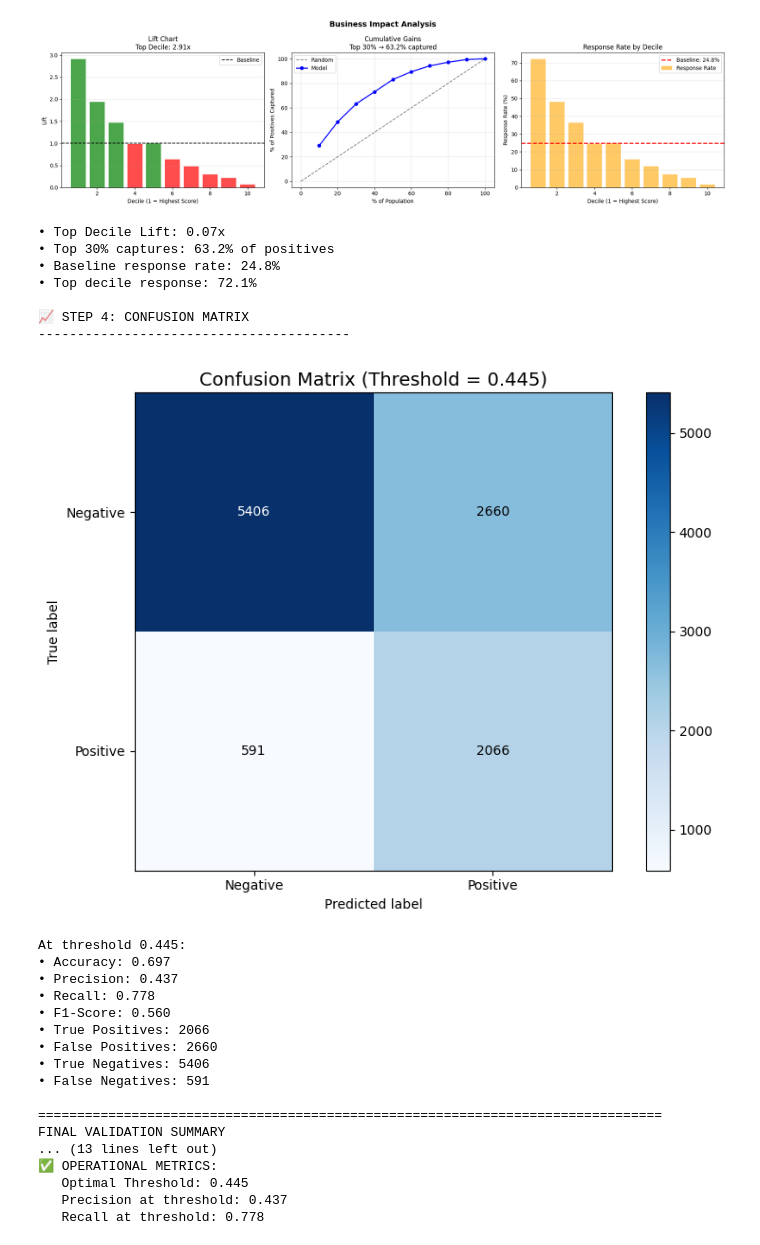
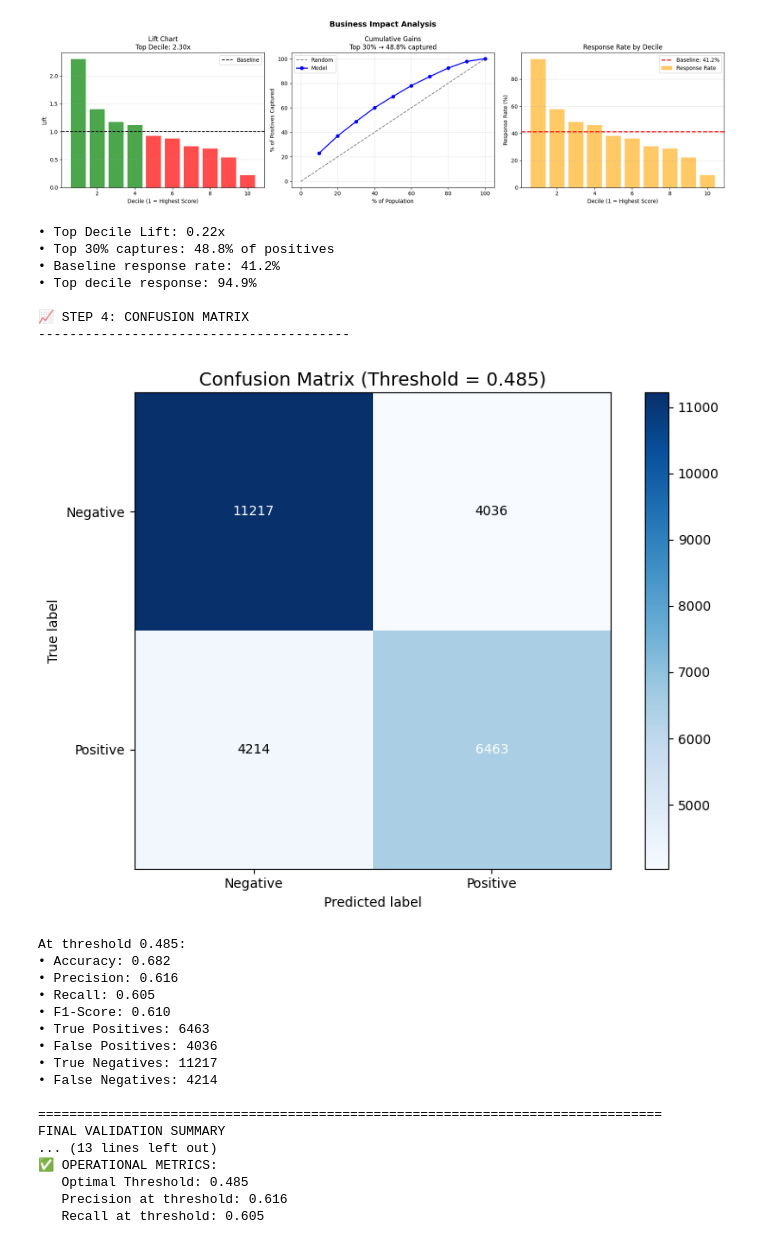
Before and after one commit to vslovik/ai-france-hvac, a Jupyter notebook: _3__feature_engineering.ipynb, the cells around one changed output. Cells and saved outputs as stored; diff of their text form; code cells hidden in the pictures.

```diff
--- a/_3__feature_engineering.ipynb
+++ b/_3__feature_engineering.ipynb
@@ -25,24 +25,36 @@ print("STRATEGY: CREATE MEANINGFUL SEQUENCE FEATURES")
 print("="*80)
 
 # 1. Enhanced customer features
-enhanced_customers = create_customer_features(df_quotes)
-
+customer_df = create_customer_features(df_quotes)
+len(customer_df)
 
 # 2. Sequence features (for multi-quote customers)
-sequence_df = create_sequence_features(df_quotes, window_days=90)
-sequence_df  = pd.merge(sequence_df , enhanced_customers, on='numero_compte', how='left')
+sequence_df = create_sequence_features(df_quotes)
+print(sequence_df.columns)
 
-X_customer = enhanced_customers.drop(columns=['numero_compte', 'converted'], errors='ignore')
-y_customer = enhanced_customers['converted']
+sequence_df = pd.merge(
+    sequence_df,
+    customer_df,
+    on='numero_compte',
+    how='left',
+    suffixes=('_seq', '')  # Explicit suffixes
+)
+
+print("Columns:", sequence_df.columns.tolist())
+
+# Now it's clear which column is which
+y_sequence = sequence_df['converted']  # From sequence features
+y_customer = sequence_df['converted']  # From customer features
+
+# For modeling, use the sequence version
+X_customer = customer_df.drop(columns=['numero_compte', 'converted'], errors='ignore')
 X_customer_clean, y_customer_clean = prepare_features(X_customer, y_customer, "Customer Features")
 
+columns_to_drop =  [x for x in sequence_df.columns if '_seq' in x]
+columns_to_drop.extend(['numero_compte', 'converted'])
+X_sequence = sequence_df.drop(columns=columns_to_drop, errors='ignore')
 
-X_sequence = sequence_df.drop(columns=['numero_compte', 'current_converted', 'current_product_family', 'converted'], errors='ignore')
-y_sequence = sequence_df['current_converted']
 X_sequence_clean, y_sequence_clean = prepare_features(X_sequence, y_sequence, "Sequence Features")
-
-print(f"Multi-quote sequences: {len(X_sequence):,} observations")
-print(f"Sequence conversion rate: {y_sequence.mean():.1%}")
 
 
 print("\n" + "="*80)
@@ -56,7 +68,6 @@ df = X_customer_clean.copy()
 df['converted'] = y_customer_clean
 model_evaluation_report(df, result['model'], result['features'], 'converted')
 
-
 # Test 2: Sequence features (if available)
 print("\n🧪 TEST 2: SEQUENCE FEATURES (Advanced)")
 result = train_rf(X_sequence_clean, y_sequence_clean, 'sequence_prediction_model')
@@ -132,26 +143,26 @@ Decile 10 mean prob: 0.191
-[figure, old version]
+[figure, new version]
-• Top Decile Lift: 0.07x
-• Top 30% captures: 63.2% of positives
-• Baseline response rate: 24.8%
-• Top decile response: 72.1%
+• Top Decile Lift: 0.22x
+• Top 30% captures: 48.8% of positives
+• Baseline response rate: 41.2%
+• Top decile response: 94.9%
 
 📈 STEP 4: CONFUSION MATRIX
 ----------------------------------------
-[figure, old version]
+[figure, new version]
-At threshold 0.445:
-• Accuracy: 0.697
-• Precision: 0.437
-• Recall: 0.778
-• F1-Score: 0.560
-• True Positives: 2066
-• False Positives: 2660
-• True Negatives: 5406
-• False Negatives: 591
+At threshold 0.485:
+• Accuracy: 0.682
+• Precision: 0.616
+• Recall: 0.605
+• F1-Score: 0.610
+• True Positives: 6463
+• False Positives: 4036
+• True Negatives: 11217
+• False Negatives: 4214
 
 ================================================================================
 FINAL VALIDATION SUMMARY
 ... (13 lines left out)
 ✅ OPERATIONAL METRICS:
-   Optimal Threshold: 0.445
-   Precision at threshold: 0.437
-   Recall at threshold: 0.778
+   Optimal Threshold: 0.485
+   Precision at threshold: 0.616
+   Recall at threshold: 0.605
```
Also changed, not shown: parts of 2 cells of this notebook, 5 other files.
